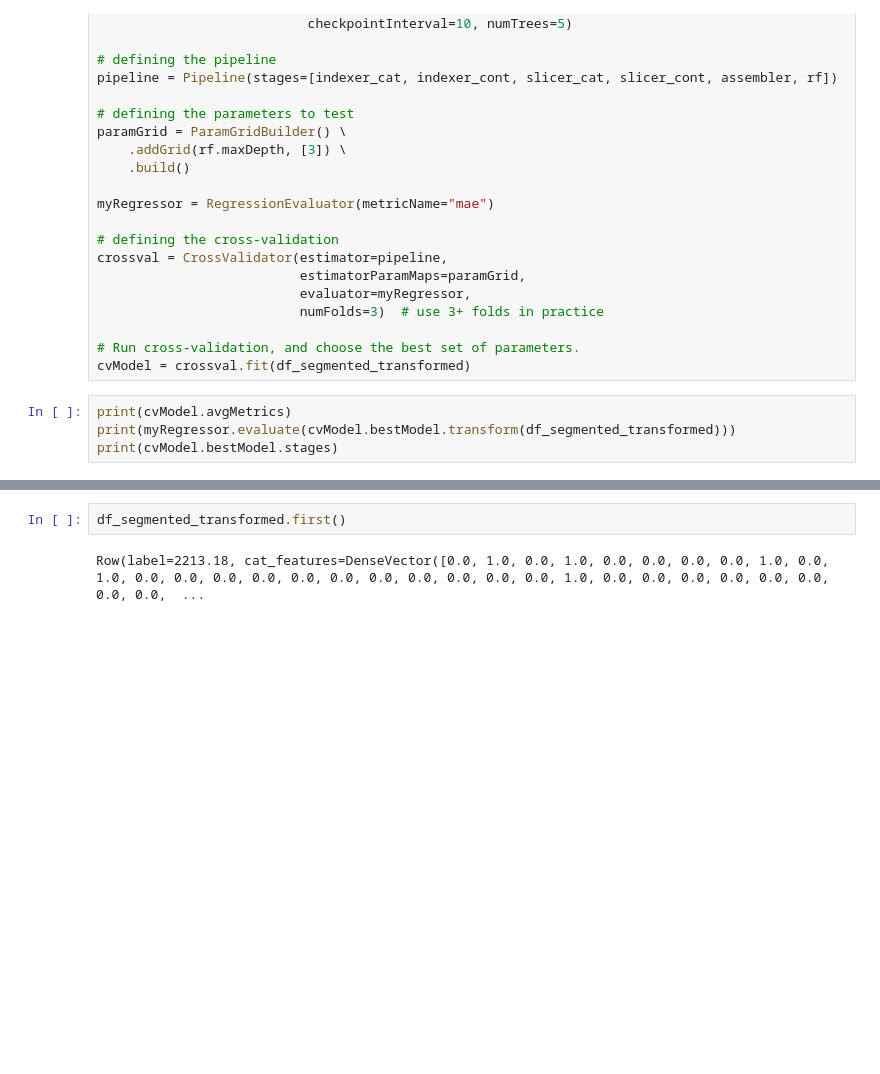
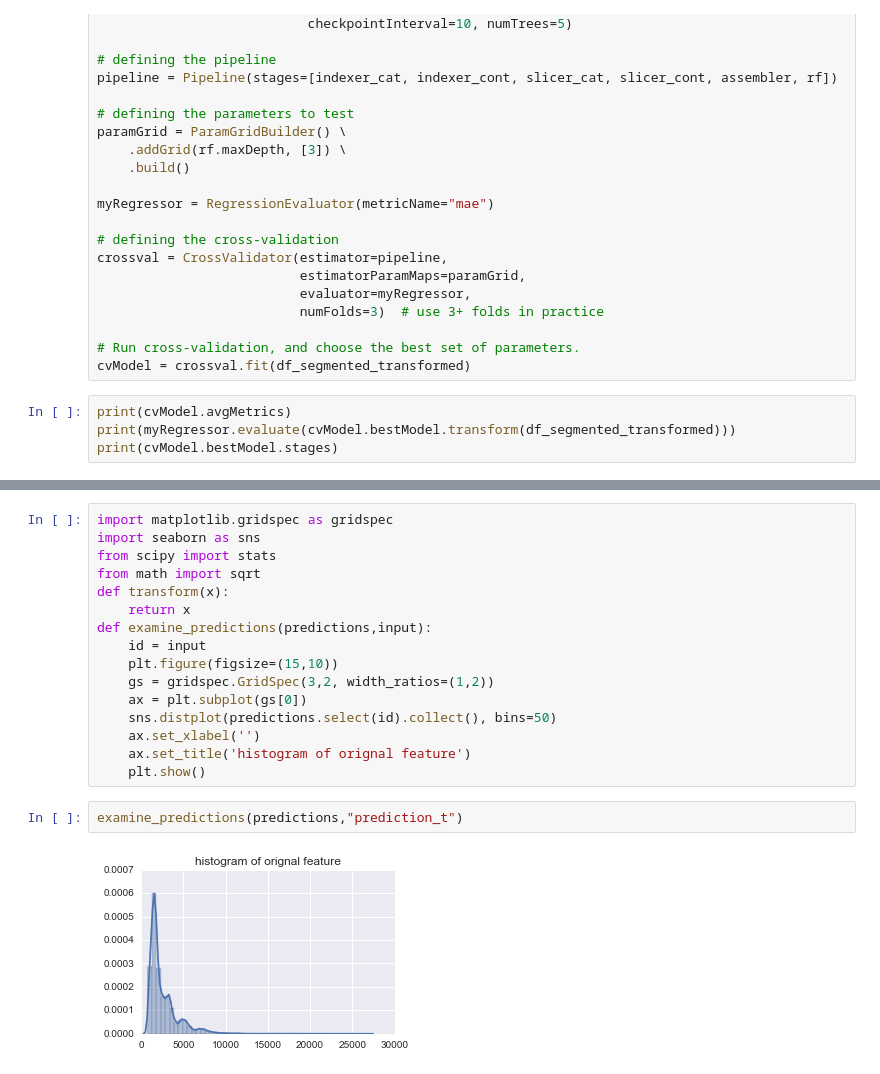
Before and after one commit to tchaton/Kaggle-Challenge, a Jupyter notebook: Allstate/Allstate-claims-severity-competition1.2.ipynb, the cells around one changed output, grey strips where cells are left out. Cells and saved outputs as stored; diff of their text form; blank space fills up the shorter version.

```diff
--- a/Allstate/Allstate-claims-severity-competition1.2.ipynb
+++ b/Allstate/Allstate-claims-severity-competition1.2.ipynb
@@ -388,4 +388,20 @@ VectorIndexer_4c5d99afaf7e7aafee3a
-# %%
-df_segmented_transformed.first()
-# %% [output]
-Row(label=2213.18, cat_features=DenseVector([0.0, 1.0, 0.0, 1.0, 0.0, 0.0, 0.0, 0.0, 1.0, 0.0, 1.0, 0.0, 0.0, 0.0, 0.0, 0.0, 0.0, 0.0, 0.0, 0.0, 0.0, 0.0, 1.0, 0.0, 0.0, 0.0, 0.0, 0.0, 0.0, 0.0, 0.0,  ...
+# %%
+import matplotlib.gridspec as gridspec
+import seaborn as sns
+from scipy import stats
+from math import sqrt
+def transform(x):
+    return x
+def examine_predictions(predictions,input):
+    id = input
+    plt.figure(figsize=(15,10))
+    gs = gridspec.GridSpec(3,2, width_ratios=(1,2))
+    ax = plt.subplot(gs[0])
+    sns.distplot(predictions.select(id).collect(), bins=50)
+    ax.set_xlabel('')
+    ax.set_title('histogram of orignal feature')
+    plt.show()
+# %%
+examine_predictions(predictions,"prediction_t")
+# %% [output]
+[figure, added]
```
Also changed, not shown: parts of 25 cells of this notebook.
